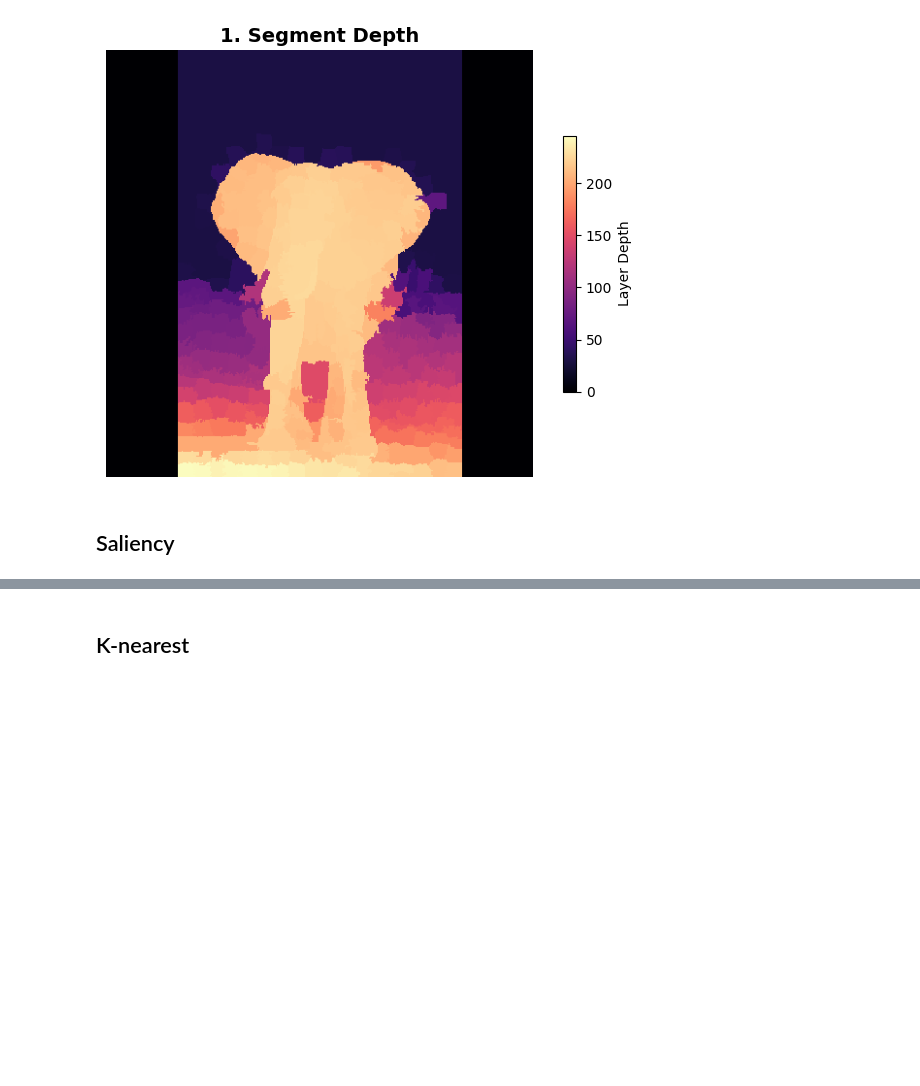
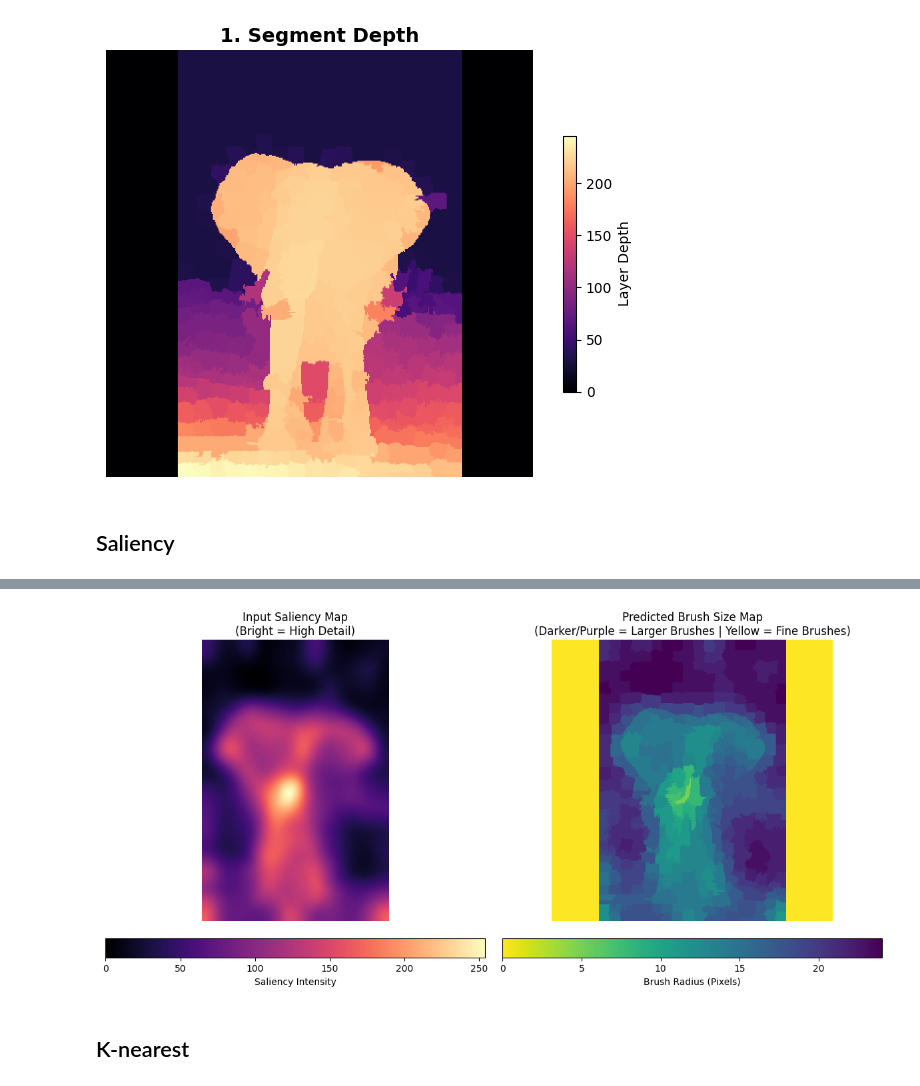
Before and after one commit to SimonMeersschaut/paint-bot, a Jupyter notebook: src/stroke_generation.ipynb, the cells around one changed output, grey strips where cells are left out. Saved outputs shown, nothing was run; the diff lists cells and outputs as text; code cells hidden in the pictures; blank space fills up the shorter version.

```diff
--- a/src/stroke_generation.ipynb
+++ b/src/stroke_generation.ipynb
@@ -201,3 +248,51 @@ plt.show()
+# %%
+import numpy as np
+import matplotlib.pyplot as plt
+
+# 1. Initialize an empty map for brush size visualization
+brush_size_map = np.zeros_like(resized_segments, dtype=np.float32)
+
+# Define configuration limits (must match your loop settings)
+max_brush = 25
+min_brush = 4
+
+# 2. Pre-calculate and populate the brush size map per segment
+for label, mean_depth in segment_depths:
+    segment_mask = (resized_segments == label)
+    if not np.any(segment_mask):
+        continue
+
+    # Calculate mean saliency (assumes 0-255 scale)
+    mean_saliency = np.mean(resized_blurred_saliency[segment_mask])
+
+    # Map saliency to brush size
+    normalized_saliency = mean_saliency / 255.0
+    dynamic_brush = max_brush - (normalized_saliency * (max_brush - min_brush))
+    clipped_brush = int(np.clip(dynamic_brush, min_brush, max_brush))
+
+    # Assign the brush size value to the entire segment area
+    brush_size_map[segment_mask] = clipped_brush
+
+# 3. Plot the visualization side-by-side with the Saliency Map
+fig, axes = plt.subplots(1, 2, figsize=(12, 6))
+
+# Plot the saliency input for reference
+im1 = axes[0].imshow(blurred_saliency, cmap="magma")
+axes[0].set_title("Input Saliency Map\n(Bright = High Detail)")
+axes[0].axis("off")
+fig.colorbar(im1, ax=axes[0], orientation='horizontal', pad=0.05, label="Saliency Intensity")
+
+# Plot the computed brush sizes
+# Using 'viridis_r' (reversed) so smaller values (fine details) stand out distinctly
+im2 = axes[1].imshow(brush_size_map, cmap="viridis_r")
+axes[1].set_title("Predicted Brush Size Map\n(Darker/Purple = Larger Brushes | Yellow = Fine Brushes)")
+axes[1].axis("off")
+fig.colorbar(im2, ax=axes[1], orientation='horizontal', pad=0.05, label="Brush Radius (Pixels)")
+
+plt.tight_layout()
+plt.show()
+# %% [output]
+[figure, added]
 # %% [markdown]
 ## K-nearest
 # %%
```
Also changed, not shown: parts of 7 cells of this notebook, 2 other files.
